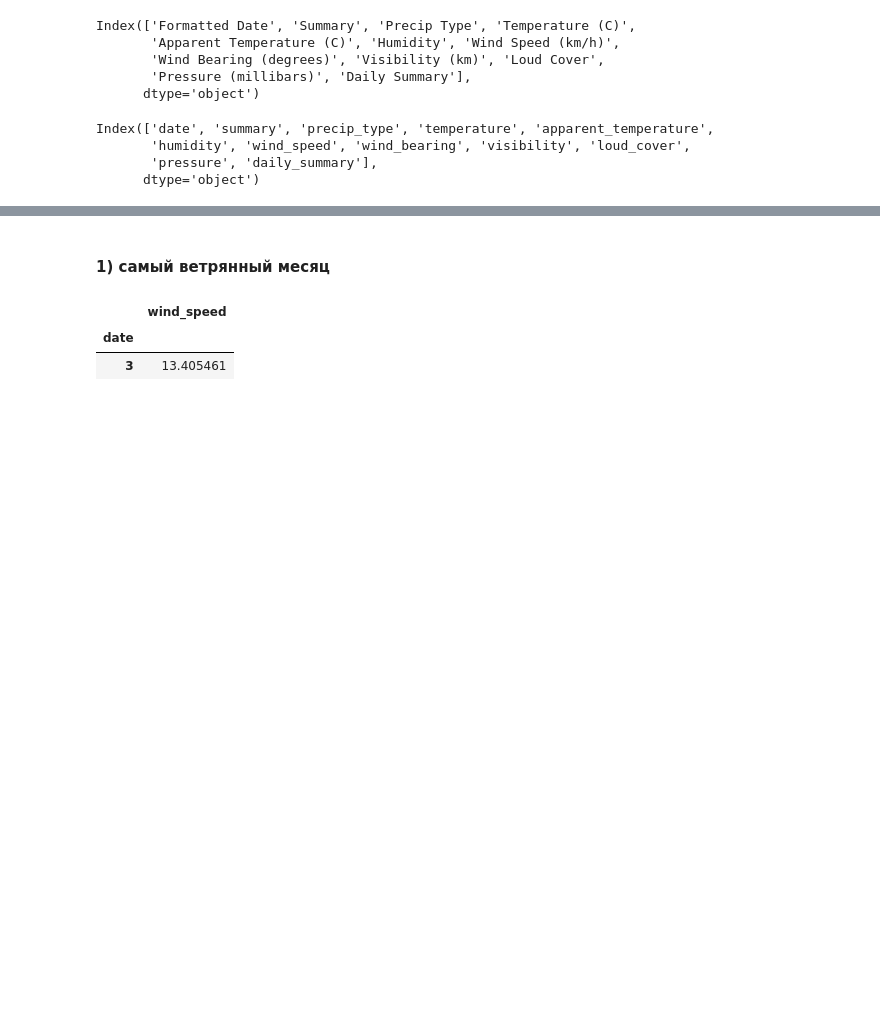
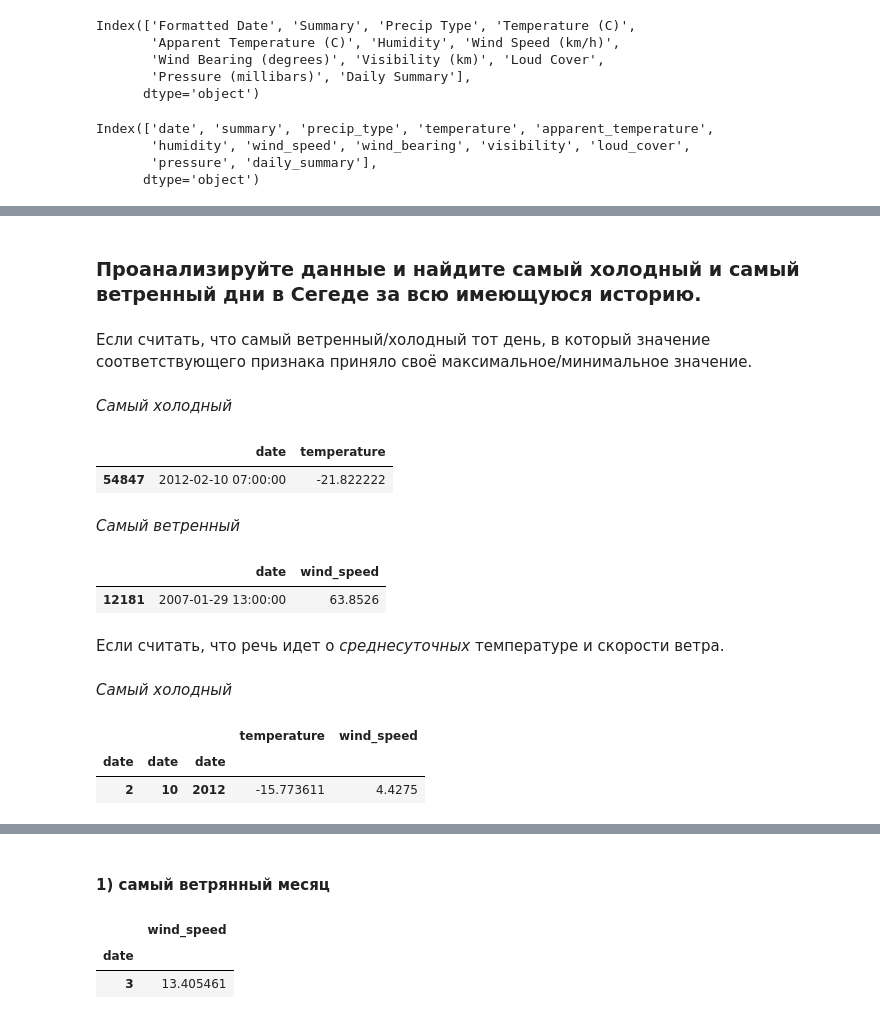
Before and after one commit to slowwavesleep/HSE_ML, a Jupyter notebook: HW1/HW1.ipynb, the cells around one changed output, grey strips where cells are left out. Saved outputs shown, nothing was run; the diff lists cells and outputs as text; code cells hidden in the pictures; blank space fills up the shorter version.

```diff
--- a/HW1/HW1.ipynb
+++ b/HW1/HW1.ipynb
@@ -71,3 +71,33 @@ data.head(5)
 | 2882 | 2006-01-01 02:00:00 | Mostly Cloudy | rain | 1.666667 | -3.155556 | 0.82 | 20.2538 | 140.0 | ... |
 | 2883 | 2006-01-01 03:00:00 | Overcast | rain | 1.711111 | -2.194444 | 0.82 | 14.4900 | 140.0 | ... |
 | 2884 | 2006-01-01 04:00:00 | Mostly Cloudy | rain | 1.183333 | -2.744444 | 0.86 | 13.9426 | 134.0 | ... |
+# %% [markdown]
+### Проанализируйте данные и найдите самый холодный и самый ветренный дни в Сегеде за всю имеющуюся историю.
+# %% [markdown]
+Если считать, что самый ветренный/холодный тот день, в который значение соответствующего признака приняло своё максимальное/минимальное значение.
+# %% [markdown]
+*Самый холодный*
+# %%
+data.loc[data.temperature == data.temperature.min(), ['date', 'temperature']]
+# %% [output]
+|  | date | temperature |
+| 54847 | 2012-02-10 07:00:00 | -21.822222 |
+# %% [markdown]
+*Самый ветренный*
+# %%
+data.loc[data.wind_speed == data.wind_speed.max(), ['date', 'wind_speed']]
+# %% [output]
+|  | date | wind_speed |
+| 12181 | 2007-01-29 13:00:00 | 63.8526 |
+# %% [markdown]
+Если считать, что речь идет о *среднесуточных* температуре и скорости ветра.
+# %%
+by_day = data.groupby(by=[data.date.dt.month, data.date.dt.day, data.date.dt.year])['date', 'temperature', 'wind_speed'].mean()
+# %% [markdown]
+*Самый холодный*
+# %%
+by_day.loc[by_day.temperature == by_day.temperature.min()]
+# %% [output]
+|  |  |  | temperature | wind_speed |
+| date | date | date |  |  |
+| 2 | 10 | 2012 | -15.773611 | 4.4275 |
```
Also changed, not shown: parts of 6 cells of this notebook.
